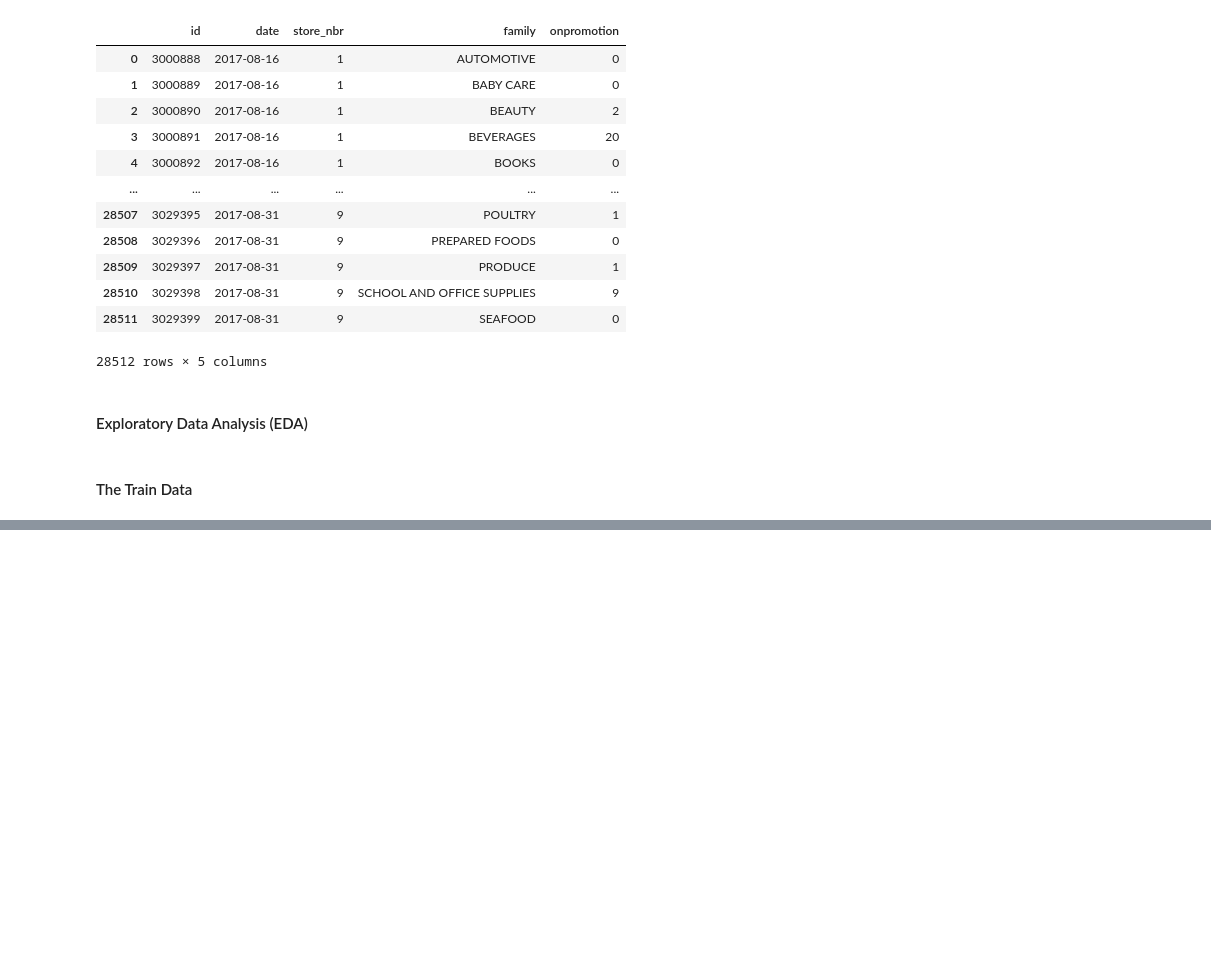
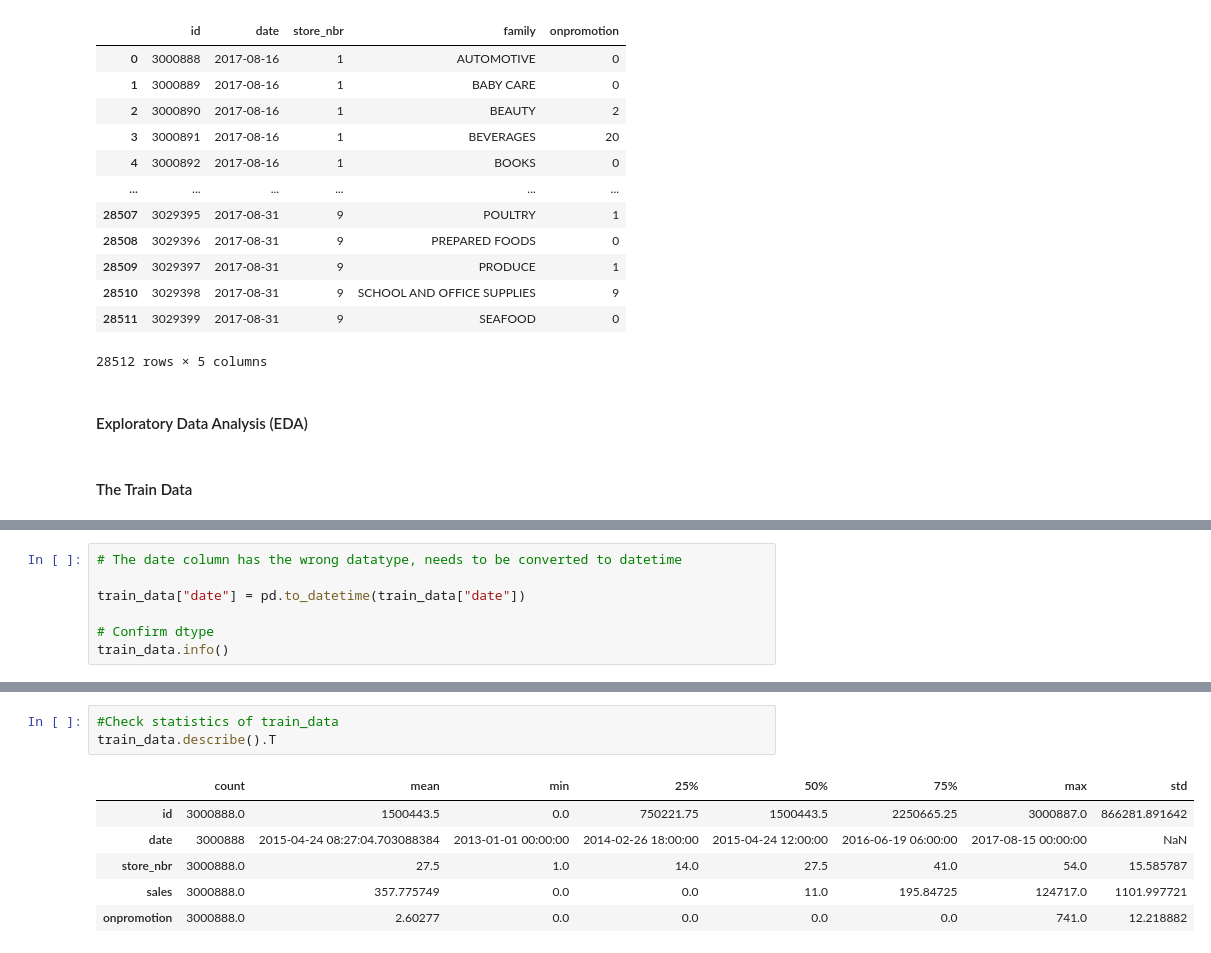
Before and after one commit to Victor-Osei/Time_Series_Analysis, a Jupyter notebook: tsa.ipynb, the cells around one changed output, grey strips where cells are left out. Cells and saved outputs as stored; diff of their text form; blank space fills up the shorter version.

```diff
--- a/tsa.ipynb
+++ b/tsa.ipynb
@@ -268,0 +288,7 @@ train_data.duplicated().sum()
+# %%
+# The date column has the wrong datatype, needs to be converted to datetime
+
+train_data["date"] = pd.to_datetime(train_data["date"])
+
+# Confirm dtype
+train_data.info()
@@ -268,0 +345,10 @@ train_data.duplicated().sum()
+# %%
+#Check statistics of train_data
+train_data.describe().T
+# %% [output]
+|  | count | mean | min | 25% | 50% | 75% | max | std |
+| id | 3000888.0 | 1500443.5 | 0.0 | 750221.75 | 1500443.5 | 2250665.25 | 3000887.0 | 866281.891642 |
+| date | 3000888 | 2015-04-24 08:27:04.703088384 | 2013-01-01 00:00:00 | 2014-02-26 18:00:00 | 2015-04-24 12:00:00 | 2016-06-19 06:00:00 | 2017-08-15 00:00:00 | NaN |
+| store_nbr | 3000888.0 | 27.5 | 1.0 | 14.0 | 27.5 | 41.0 | 54.0 | 15.585787 |
+| sales | 3000888.0 | 357.775749 | 0.0 | 0.0 | 11.0 | 195.84725 | 124717.0 | 1101.997721 |
+| onpromotion | 3000888.0 | 2.60277 | 0.0 | 0.0 | 0.0 | 0.0 | 741.0 | 12.218882 |
```
Also changed, not shown: parts of 7 cells of this notebook, 2 other files.
